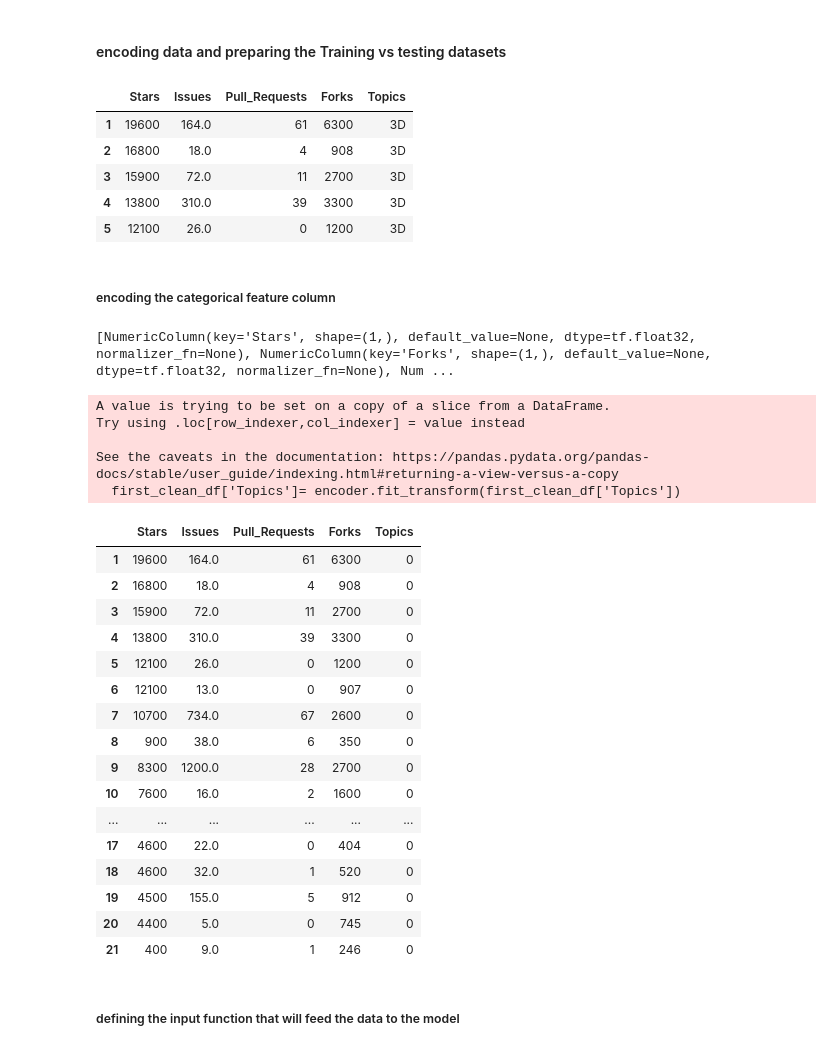
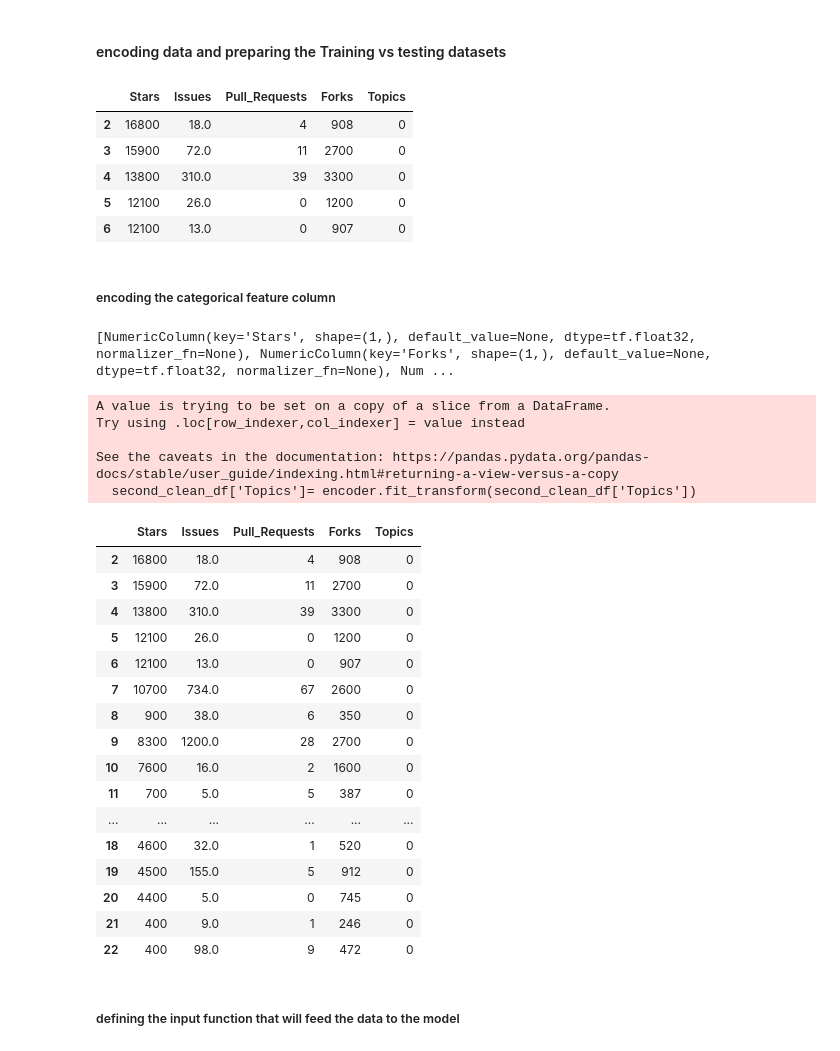
Before and after one commit to Beatrix-droid/github_repos-2022-data-analysis, a Jupyter notebook: github analysis.ipynb, the cells around one changed output. Drawn from its saved outputs; the diff is of its cells as text; code cells hidden in the pictures.

```diff
--- a/github analysis.ipynb
+++ b/github analysis.ipynb
@@ -102,5 +106,5 @@ Text(0.5, 1.0, 'Number of Forks vs Number of Stars Graph Raw Data')
 # %%
-first_clean_df = df[(df['Forks'] <= 15000)]
+first_clean_df = df[(df['Forks'] <= 30000)]
 # %% [markdown]
 ##### Now that the outlier data has been removed let's have a look at the scatterplot again
 # %%
@@ -114,0 +135,13 @@ Text(0.5, 1.0, 'Number of Forks vs Number of Stars Graph First cleaned Data')
+# %%
+Q1 = first_clean_df['Stars'].quantile(0.25)
+Q3 = first_clean_df['Stars'].quantile(0.75)
+IQR_1 = Q3 - Q1
+
+q1 = first_clean_df['Forks'].quantile(0.25)
+q3 = first_clean_df['Forks'].quantile(0.75)
+
+iqr = q3-q1
+
+second_clean_df = first_clean_df[(first_clean_df['Stars'] >= Q1 - 1.5 * IQR_1) & (first_clean_df['Stars'] <= Q3 + 1.5 *IQR_1) & (first_clean_df['Forks'] >= q1 - 1.5 * iqr) & (first_clean_df['Forks'] <= q3 + 1.5 *iqr)]
+
+second_clean_df.head()
@@ -178,18 +233,18 @@ from sklearn.preprocessing import LabelEncoder
 # %%
-first_clean_df.head()
+second_clean_df.head()
 # %% [output]
 |  | Stars | Issues | Pull_Requests | Forks | Topics |
-| 1 | 19600 | 164.0 | 61 | 6300 | 3D |
-| 2 | 16800 | 18.0 | 4 | 908 | 3D |
-| 3 | 15900 | 72.0 | 11 | 2700 | 3D |
-| 4 | 13800 | 310.0 | 39 | 3300 | 3D |
-| 5 | 12100 | 26.0 | 0 | 1200 | 3D |
+| 2 | 16800 | 18.0 | 4 | 908 | 0 |
+| 3 | 15900 | 72.0 | 11 | 2700 | 0 |
+| 4 | 13800 | 310.0 | 39 | 3300 | 0 |
+| 5 | 12100 | 26.0 | 0 | 1200 | 0 |
+| 6 | 12100 | 13.0 | 0 | 907 | 0 |
 # %% [markdown]
 ##### encoding the categorical feature column
 # %%
 #first encode the categorical columns
 encoder = LabelEncoder()
-first_clean_df['Topics']= encoder.fit_transform(first_clean_df['Topics'])
+second_clean_df['Topics']= encoder.fit_transform(second_clean_df['Topics'])
 
 
 feature_columns=[]
@@ -198,16 +253,15 @@ for feature in numerical_columns:
     feature_columns.append(tf.feature_column.numeric_column(feature, dtype=tf.float32))
 
 print(feature_columns)
-first_clean_df.head(20)
+second_clean_df.head(20)
 # %% [output]
 [NumericColumn(key='Stars', shape=(1,), default_value=None, dtype=tf.float32, normalizer_fn=None), NumericColumn(key='Forks', shape=(1,), default_value=None, dtype=tf.float32, normalizer_fn=None), Num ...
 A value is trying to be set on a copy of a slice from a DataFrame.
 Try using .loc[row_indexer,col_indexer] = value instead
 
 See the caveats in the documentation: https://pandas.pydata.org/pandas-docs/stable/user_guide/indexing.html#returning-a-view-versus-a-copy
-  first_clean_df['Topics']= encoder.fit_transform(first_clean_df['Topics'])
+  second_clean_df['Topics']= encoder.fit_transform(second_clean_df['Topics'])
 |  | Stars | Issues | Pull_Requests | Forks | Topics |
-| 1 | 19600 | 164.0 | 61 | 6300 | 0 |
 | 2 | 16800 | 18.0 | 4 | 908 | 0 |
 | 3 | 15900 | 72.0 | 11 | 2700 | 0 |
 | 4 | 13800 | 310.0 | 39 | 3300 | 0 |
@@ -217,12 +271,13 @@ See the caveats in the documentation: https://pandas.pydata.org/pandas-docs/stab
 | 8 | 900 | 38.0 | 6 | 350 | 0 |
 | 9 | 8300 | 1200.0 | 28 | 2700 | 0 |
 | 10 | 7600 | 16.0 | 2 | 1600 | 0 |
+| 11 | 700 | 5.0 | 5 | 387 | 0 |
 | ... | ... | ... | ... | ... | ... |
-| 17 | 4600 | 22.0 | 0 | 404 | 0 |
 | 18 | 4600 | 32.0 | 1 | 520 | 0 |
 | 19 | 4500 | 155.0 | 5 | 912 | 0 |
 | 20 | 4400 | 5.0 | 0 | 745 | 0 |
 | 21 | 400 | 9.0 | 1 | 246 | 0 |
+| 22 | 400 | 98.0 | 9 | 472 | 0 |
 # %% [markdown]
 ##### defining the input function that will feed the data to the model
 # %%
```
Also changed, not shown: parts of 31 cells of this notebook.
